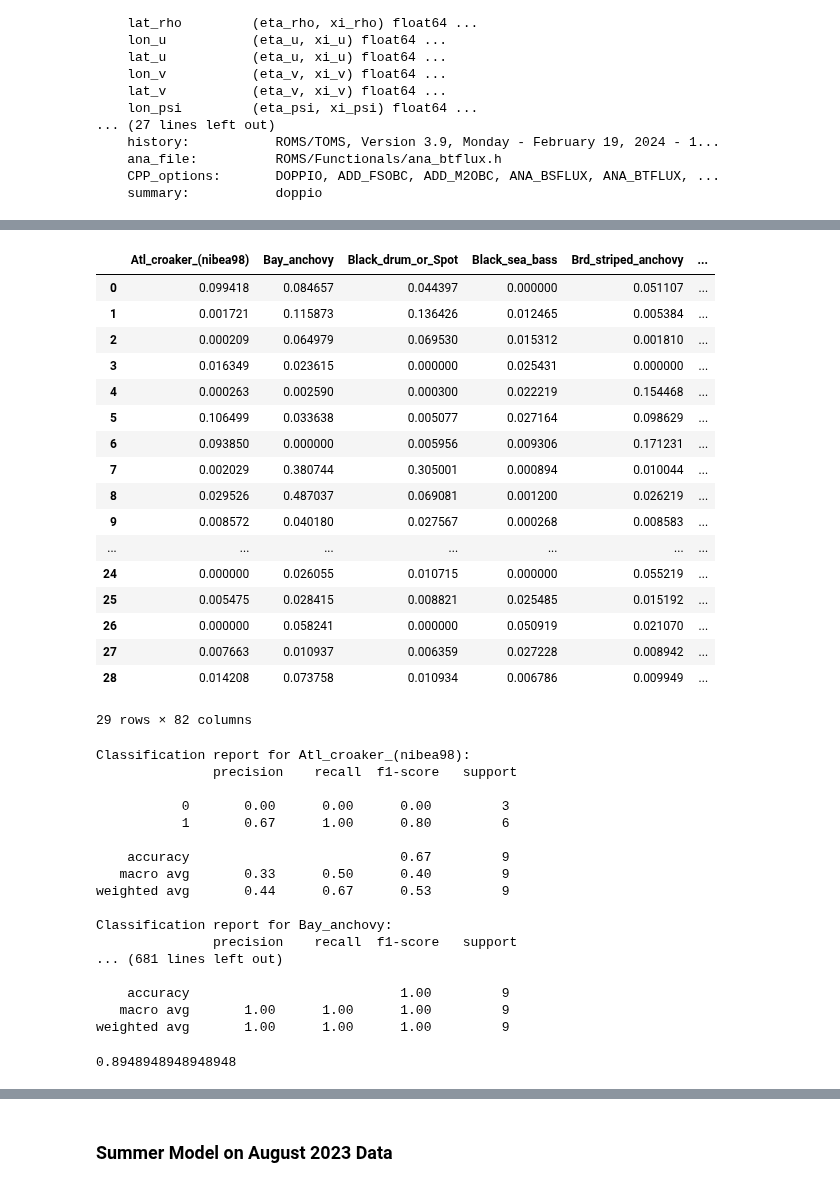
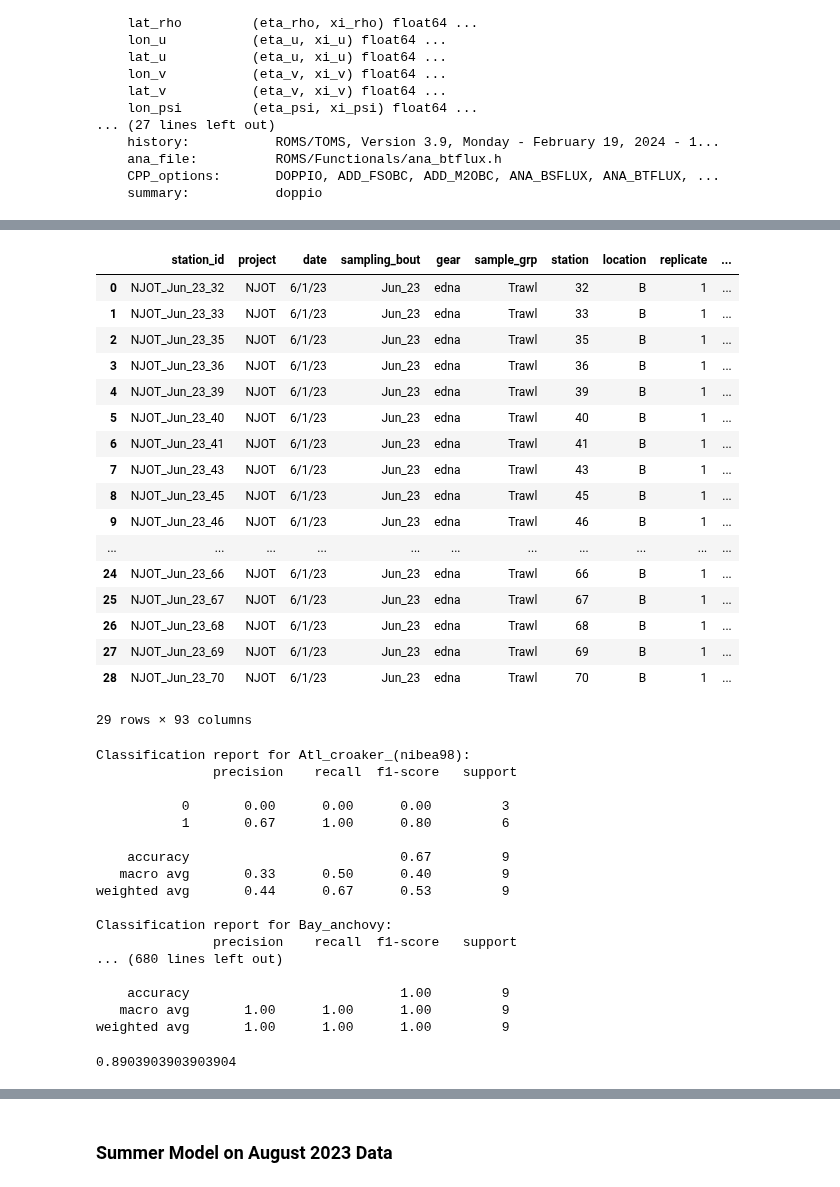
Before and after one commit to henrysun9074/fishics, a Jupyter notebook: models/q2a_seasons.ipynb, the cells around one changed output, grey strips where cells are left out. Drawn from its saved outputs; the diff is of its cells as text; code cells hidden in the pictures.

```diff
--- a/models/q2a_seasons.ipynb
+++ b/models/q2a_seasons.ipynb
@@ -83,10 +105,9 @@ Coordinates:
 # %%
-ds = ds.sel(ocean_time = '2023-06-01', method = 'nearest')
-ds
 
 points_df = pd.read_excel("/Users/henrysun_1/Desktop/Duke/2024-2025/Summer 2024/fishics/data/q2a_sites.xlsx")  # Replace "points.xlsx" with the path to your Excel file
 points_df = points_df[points_df['date'] == '2023-06-01']
 points_df
+
 # Ensure your Excel file has columns named 'Lat', 'Lon', and 'Station'
 points = points_df.to_dict(orient='records')
 
@@ -105,10 +126,10 @@ for point in points:
     ds2 = ds.sel(eta_rho=a, xi_rho=b)
 
     # Extract the required values
-    surface_temp = ds2.temp[:, 0].values[0]
-    bottom_temp = ds2.temp[:, 39].values[0]
-    surface_salt = ds2.salt[:, 0].values[0]
-    bottom_salt = ds2.salt[:, 39].values[0]
+    bottom_temp = ds2.temp[:, 0].values[0]
+    surface_temp = ds2.temp[:, 39].values[0]
+    bottom_salt = ds2.salt[:, 0].values[0]
+    surface_salt = ds2.salt[:, 39].values[0]
 
     # Calculate stratification
     temp_stratification = np.abs(bottom_temp - surface_temp)
@@ -141,33 +162,35 @@ df
 # %%
 ## Building ML model
 # data_summer
 df = df.rename(columns={"Station": "station", "Temp_Stratification": "temp_strat", "Salinity_Stratification" : 'salt_strat'})
 merged_df = data_summer.merge(df, on='station', how='inner')
 # merged_df
 fish_asvs = merged_df.iloc[:,11:86]
+
 # fish_asvs
+merged_df = merged_df.drop(['latavg', 'longavg'], axis=1)
 ml_df = merged_df.iloc[:,11:] # type: ignore
-ml_df = ml_df.drop(['latavg', 'longavg'], axis=1)
-ml_df
+june_merged_df = merged_df
+june_merged_df
 # %% [output]
-|  | Atl_croaker_(nibea98) | Bay_anchovy | Black_drum_or_Spot | Black_sea_bass | Brd_striped_anchovy | ... |
-| 0 | 0.099418 | 0.084657 | 0.044397 | 0.000000 | 0.051107 | ... |
-| 1 | 0.001721 | 0.115873 | 0.136426 | 0.012465 | 0.005384 | ... |
-| 2 | 0.000209 | 0.064979 | 0.069530 | 0.015312 | 0.001810 | ... |
-| 3 | 0.016349 | 0.023615 | 0.000000 | 0.025431 | 0.000000 | ... |
-| 4 | 0.000263 | 0.002590 | 0.000300 | 0.022219 | 0.154468 | ... |
-| 5 | 0.106499 | 0.033638 | 0.005077 | 0.027164 | 0.098629 | ... |
-| 6 | 0.093850 | 0.000000 | 0.005956 | 0.009306 | 0.171231 | ... |
-| 7 | 0.002029 | 0.380744 | 0.305001 | 0.000894 | 0.010044 | ... |
-| 8 | 0.029526 | 0.487037 | 0.069081 | 0.001200 | 0.026219 | ... |
-| 9 | 0.008572 | 0.040180 | 0.027567 | 0.000268 | 0.008583 | ... |
-| ... | ... | ... | ... | ... | ... | ... |
-| 24 | 0.000000 | 0.026055 | 0.010715 | 0.000000 | 0.055219 | ... |
-| 25 | 0.005475 | 0.028415 | 0.008821 | 0.025485 | 0.015192 | ... |
-| 26 | 0.000000 | 0.058241 | 0.000000 | 0.050919 | 0.021070 | ... |
-| 27 | 0.007663 | 0.010937 | 0.006359 | 0.027228 | 0.008942 | ... |
-| 28 | 0.014208 | 0.073758 | 0.010934 | 0.006786 | 0.009949 | ... |
+|  | station_id | project | date | sampling_bout | gear | sample_grp | station | location | replicate | ... |
+| 0 | NJOT_Jun_23_32 | NJOT | 6/1/23 | Jun_23 | edna | Trawl | 32 | B | 1 | ... |
+| 1 | NJOT_Jun_23_33 | NJOT | 6/1/23 | Jun_23 | edna | Trawl | 33 | B | 1 | ... |
+| 2 | NJOT_Jun_23_35 | NJOT | 6/1/23 | Jun_23 | edna | Trawl | 35 | B | 1 | ... |
+| 3 | NJOT_Jun_23_36 | NJOT | 6/1/23 | Jun_23 | edna | Trawl | 36 | B | 1 | ... |
+| 4 | NJOT_Jun_23_39 | NJOT | 6/1/23 | Jun_23 | edna | Trawl | 39 | B | 1 | ... |
+| 5 | NJOT_Jun_23_40 | NJOT | 6/1/23 | Jun_23 | edna | Trawl | 40 | B | 1 | ... |
+| 6 | NJOT_Jun_23_41 | NJOT | 6/1/23 | Jun_23 | edna | Trawl | 41 | B | 1 | ... |
+| 7 | NJOT_Jun_23_43 | NJOT | 6/1/23 | Jun_23 | edna | Trawl | 43 | B | 1 | ... |
+| 8 | NJOT_Jun_23_45 | NJOT | 6/1/23 | Jun_23 | edna | Trawl | 45 | B | 1 | ... |
+| 9 | NJOT_Jun_23_46 | NJOT | 6/1/23 | Jun_23 | edna | Trawl | 46 | B | 1 | ... |
+| ... | ... | ... | ... | ... | ... | ... | ... | ... | ... | ... |
+| 24 | NJOT_Jun_23_66 | NJOT | 6/1/23 | Jun_23 | edna | Trawl | 66 | B | 1 | ... |
+| 25 | NJOT_Jun_23_67 | NJOT | 6/1/23 | Jun_23 | edna | Trawl | 67 | B | 1 | ... |
+| 26 | NJOT_Jun_23_68 | NJOT | 6/1/23 | Jun_23 | edna | Trawl | 68 | B | 1 | ... |
+| 27 | NJOT_Jun_23_69 | NJOT | 6/1/23 | Jun_23 | edna | Trawl | 69 | B | 1 | ... |
+| 28 | NJOT_Jun_23_70 | NJOT | 6/1/23 | Jun_23 | edna | Trawl | 70 | B | 1 | ... |
-29 rows × 82 columns
+29 rows × 93 columns
 # %%
 
 from sklearn.multioutput import MultiOutputClassifier
@@ -239,12 +262,12 @@ weighted avg       0.44      0.67      0.53         9
 
 Classification report for Bay_anchovy:
                precision    recall  f1-score   support
-... (681 lines left out)
+... (680 lines left out)
 
     accuracy                           1.00         9
    macro avg       1.00      1.00      1.00         9
 weighted avg       1.00      1.00      1.00         9
-0.8948948948948948
+0.8903903903903904
 # %%
 import matplotlib.pyplot as plt
 
```
Also changed, not shown: parts of 12 cells of this notebook, 4 other files.
